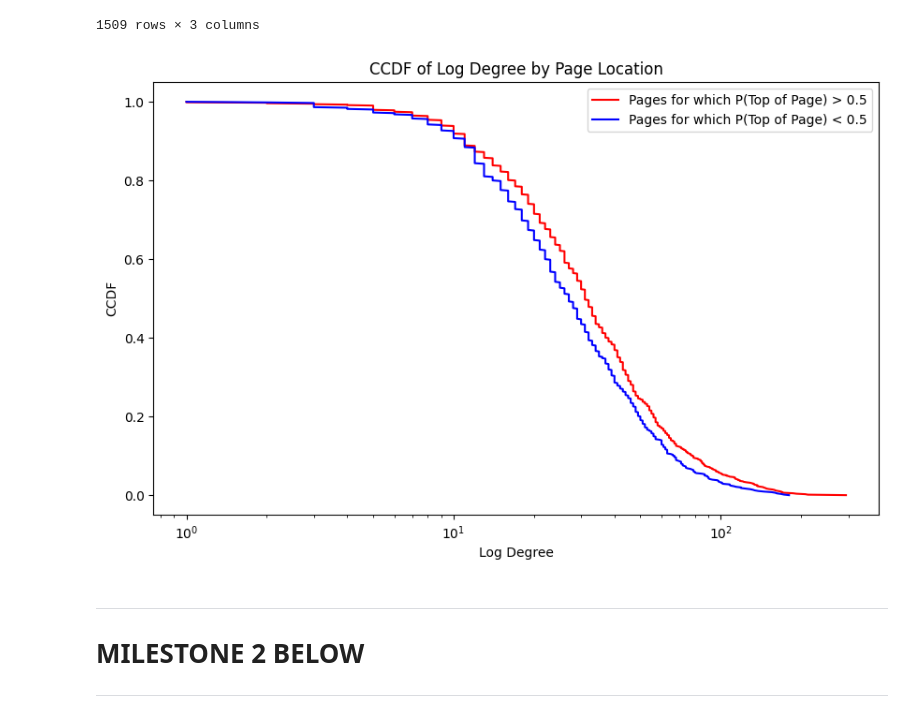
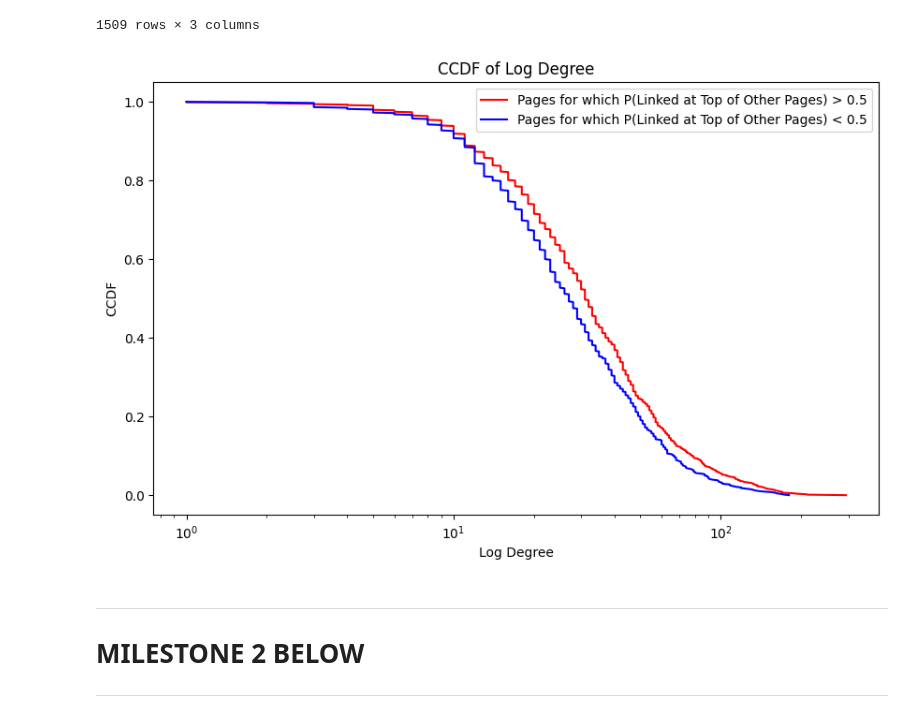
Before and after one commit to epfl-ada/ada-2023-project-klech, a Jupyter notebook: analysis.ipynb, the cells around one changed output. Saved outputs shown, nothing was run; the diff lists cells and outputs as text; code cells hidden in the pictures.

```diff
--- a/analysis.ipynb
+++ b/analysis.ipynb
@@ -755,16 +755,16 @@ top_y = np.linspace(0, 1, len(top_degrees))
 top_ccdf = 1 - top_y
 # %%
 plt.figure(figsize=(10,6))
-plt.plot(top_degrees, top_ccdf, label="Pages for which P(Top of Page) > 0.5", color='red')
-plt.plot(non_top_degrees, non_ccdf, label="Pages for which P(Top of Page) < 0.5", color='blue')
+plt.plot(top_degrees, top_ccdf, label="Pages for which P(Linked at Top of Other Pages) > 0.5", color='red')
+plt.plot(non_top_degrees, non_ccdf, label="Pages for which P(Linked at Top of Other Pages) < 0.5", color='blue')
 plt.xlabel('Log Degree')
 plt.ylabel('CCDF')
-plt.title('CCDF of Log Degree by Page Location')
+plt.title('CCDF of Log Degree')
 plt.xscale('log')
 plt.legend()
 plt.show()
 # %% [output]
-[figure, old version]
+[figure, new version]
 # %% [markdown]
 -------------------------------------------------------------------------------------------------------------------------
 
```
Also changed, not shown: parts of 1 cell of this notebook, 2 other files.
